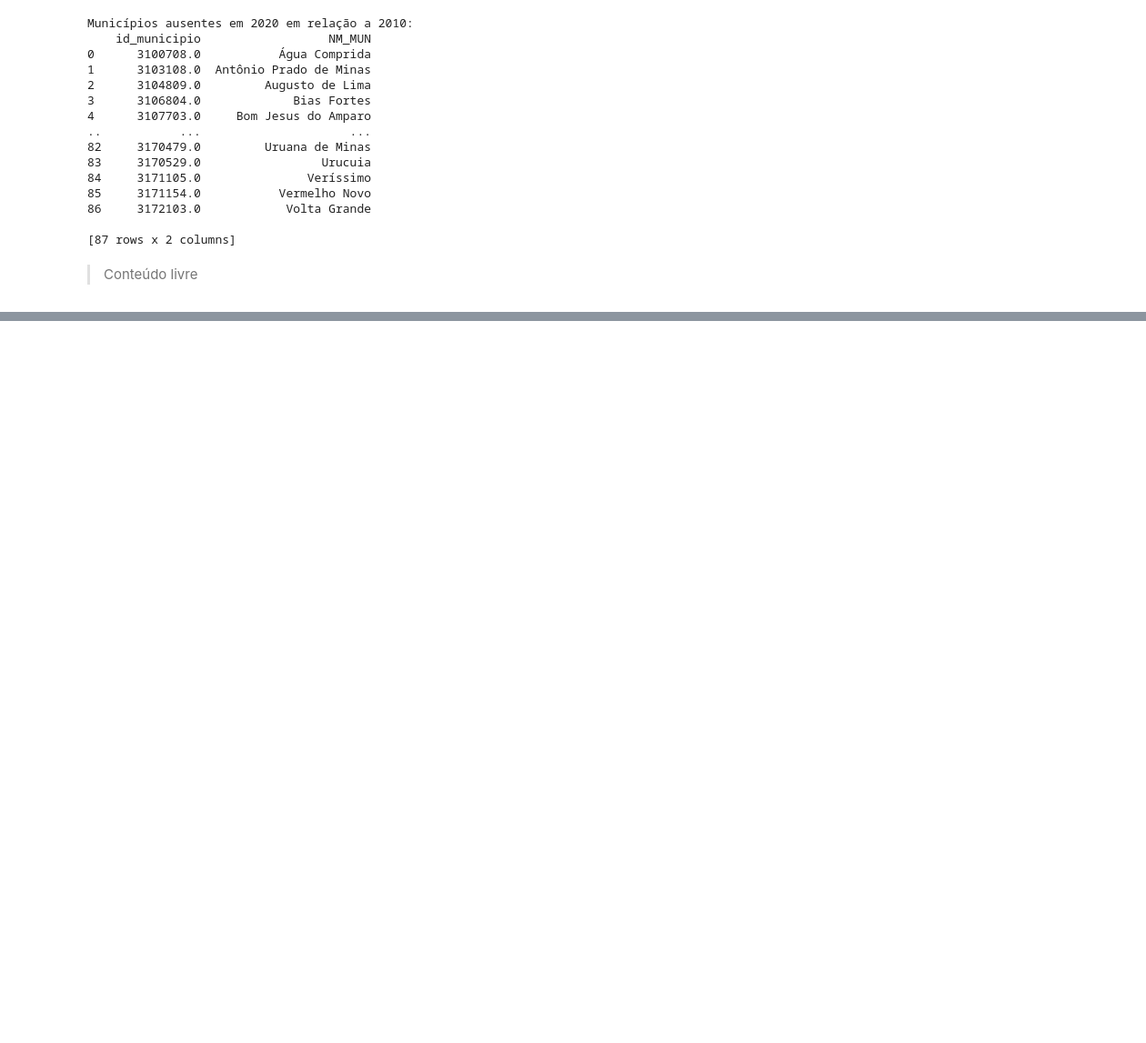
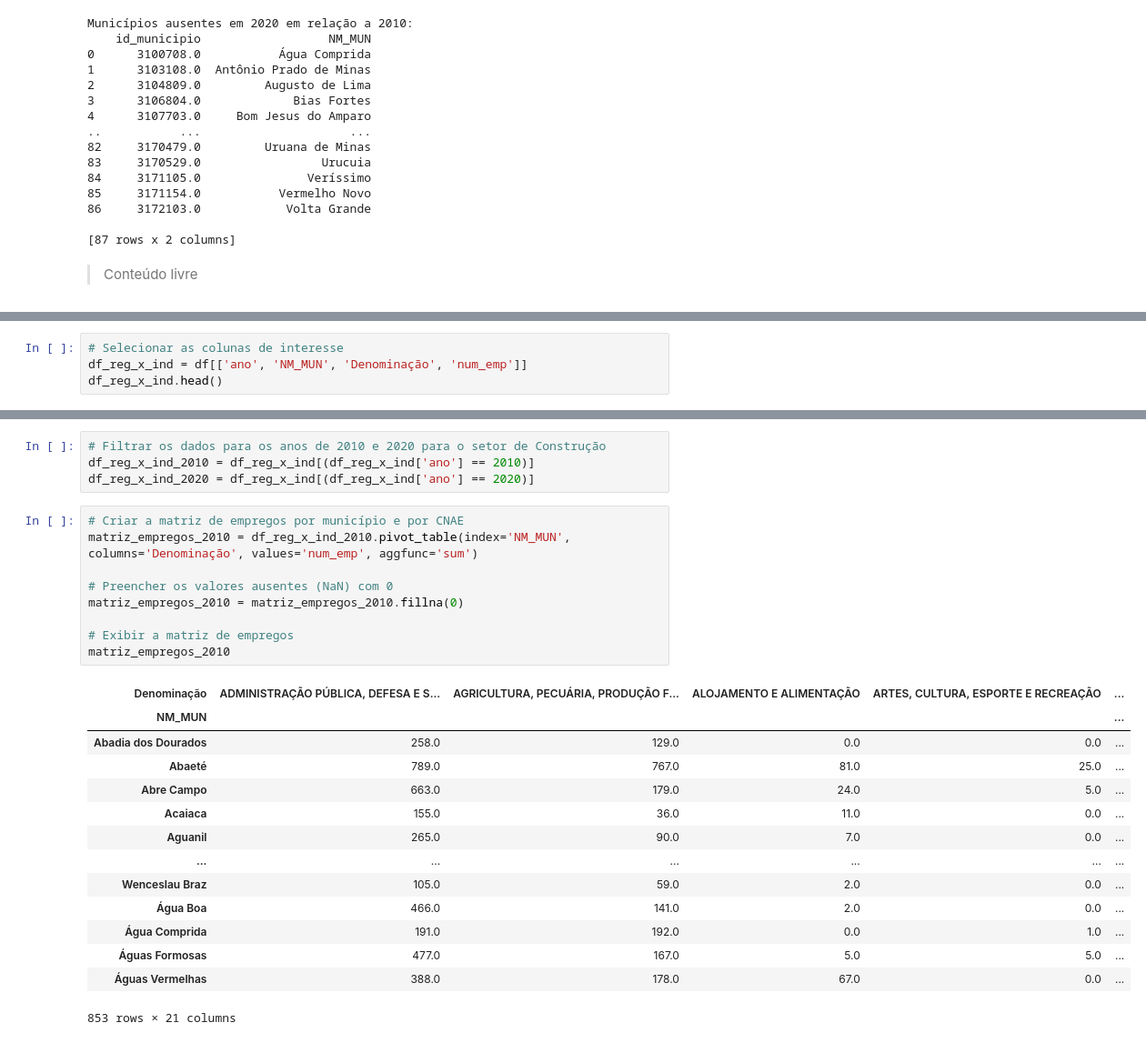
Before and after one commit to Leonardo-Dias-Up/Colab, a Jupyter notebook: DataViva_Atividade.ipynb, the cells around one changed output, grey strips where cells are left out. Shown: that part at 91% size. Cells and saved outputs as stored; diff of their text form; blank space fills up the shorter version.

```diff
--- a/DataViva_Atividade.ipynb
+++ b/DataViva_Atividade.ipynb
@@ -665 +666,5 @@ Municípios ausentes em 2020 em relação a 2010:
 df.to_excel('/content/drive/MyDrive/Colab Notebooks/DataViva/dataviva.xlsx')
+# %%
+# Selecionar as colunas de interesse
+df_reg_x_ind = df[['ano', 'NM_MUN', 'Denominação', 'num_emp']]
+df_reg_x_ind.head()
@@ -665,0 +678,28 @@ df.to_excel('/content/drive/MyDrive/Colab Notebooks/DataViva/dataviva.xlsx')
+# %%
+# Filtrar os dados para os anos de 2010 e 2020 para o setor de Construção
+df_reg_x_ind_2010 = df_reg_x_ind[(df_reg_x_ind['ano'] == 2010)]
+df_reg_x_ind_2020 = df_reg_x_ind[(df_reg_x_ind['ano'] == 2020)]
+# %%
+# Criar a matriz de empregos por município e por CNAE
+matriz_empregos_2010 = df_reg_x_ind_2010.pivot_table(index='NM_MUN', columns='Denominação', values='num_emp', aggfunc='sum')
+
+# Preencher os valores ausentes (NaN) com 0
+matriz_empregos_2010 = matriz_empregos_2010.fillna(0)
+
+# Exibir a matriz de empregos
+matriz_empregos_2010
+# %% [output]
+| Denominação | ADMINISTRAÇÃO PÚBLICA, DEFESA E S... | AGRICULTURA, PECUÁRIA, PRODUÇÃO F... | ALOJAMENTO E ALIMENTAÇÃO | ARTES, CULTURA, ESPORTE E RECREAÇÃO | ... |
+| NM_MUN |  |  |  |  | ... |
+| Abadia dos Dourados | 258.0 | 129.0 | 0.0 | 0.0 | ... |
+| Abaeté | 789.0 | 767.0 | 81.0 | 25.0 | ... |
+| Abre Campo | 663.0 | 179.0 | 24.0 | 5.0 | ... |
+| Acaiaca | 155.0 | 36.0 | 11.0 | 0.0 | ... |
+| Aguanil | 265.0 | 90.0 | 7.0 | 0.0 | ... |
+| ... | ... | ... | ... | ... | ... |
+| Wenceslau Braz | 105.0 | 59.0 | 2.0 | 0.0 | ... |
+| Água Boa | 466.0 | 141.0 | 2.0 | 0.0 | ... |
+| Água Comprida | 191.0 | 192.0 | 0.0 | 1.0 | ... |
+| Águas Formosas | 477.0 | 167.0 | 5.0 | 5.0 | ... |
+| Águas Vermelhas | 388.0 | 178.0 | 67.0 | 0.0 | ... |
+853 rows × 21 columns
```
Also changed, not shown: parts of 4 cells of this notebook.
